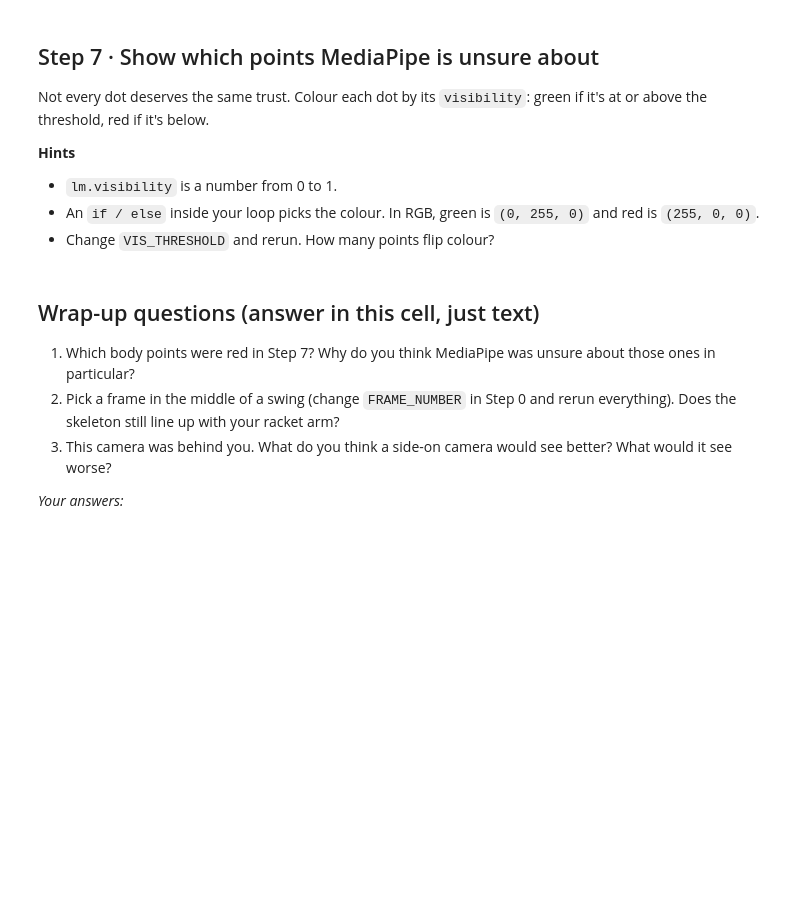
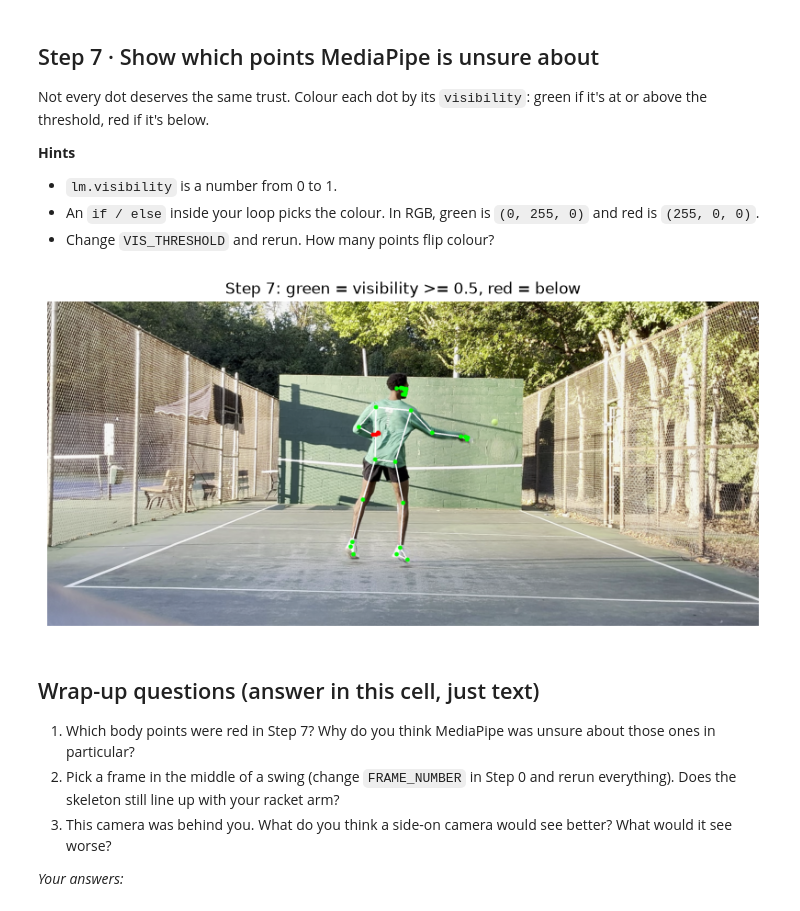
Before and after one commit to Klaifo/CV-Project, a Jupyter notebook: notebooks/01_pose_one_frame.ipynb, the cells around one changed output. Drawn from its saved outputs; the diff is of its cells as text; code cells hidden in the pictures; blank space fills up the shorter version.

```diff
--- a/notebooks/01_pose_one_frame.ipynb
+++ b/notebooks/01_pose_one_frame.ipynb
@@ -236,15 +249,33 @@ Not every dot deserves the same trust. Colour each dot by its `visibility`: gree
 # %%
 VIS_THRESHOLD = 0.5
 confidence_view = frame_rgb.copy()
 
-# YOUR CODE: draw the skeleton lines (copy from Step 6, maybe in a neutral colour like white)
-# YOUR CODE: draw each dot green or red depending on its visibility
+# Lines first, in white (same as Step 6)
+for c in CONNECTIONS:
+    a = landmarks[c.start]
+    b = landmarks[c.end]
+    cv2.line(confidence_view,
+             (int(a.x * w), int(a.y * h)),
+             (int(b.x * w), int(b.y * h)),
+             (255, 255, 255), 3)
+
+# Dots on top: green if MediaPipe is confident, red if it's guessing
+for lm in landmarks:
+    px = int(lm.x * w)
+    py = int(lm.y * h)
+    if lm.visibility >= VIS_THRESHOLD:
+        colour = (0, 255, 0)      # green = confident
+    else:
+        colour = (255, 0, 0)      # red = unsure
+    cv2.circle(confidence_view, (px, py), 8, colour, -1)
 
 plt.figure(figsize=(10, 6))
 plt.imshow(confidence_view)
 plt.title(f"Step 7: green = visibility >= {VIS_THRESHOLD}, red = below")
 plt.axis("off")
 plt.show()
+# %% [output]
+[figure, added]
 # %% [markdown]
 ## Wrap-up questions (answer in this cell, just text)
 
```
Also changed, not shown: parts of 3 cells of this notebook.
